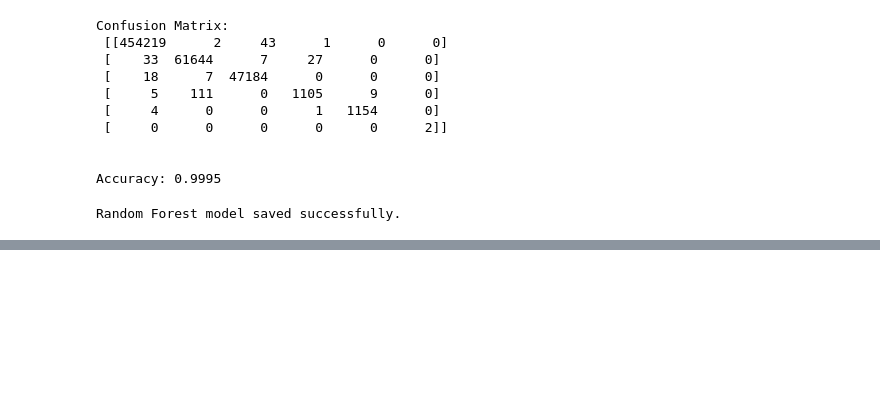
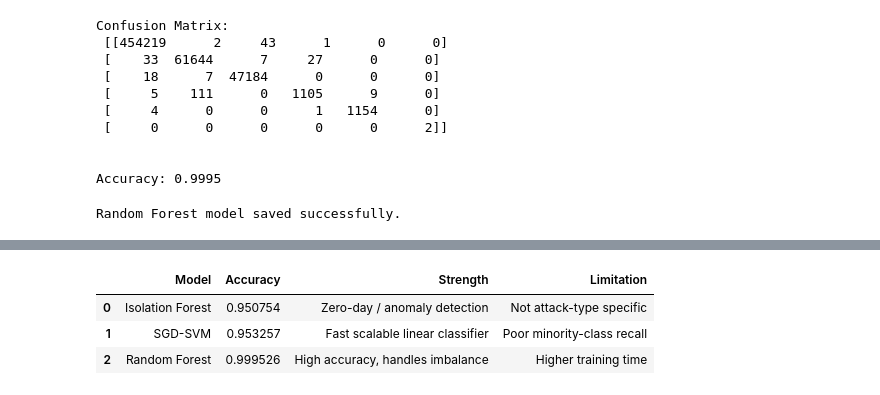
Before and after one commit to Kanchanchaudhary-kc/AI-Network-Detection-System, a Jupyter notebook: notebooks/03_model_training.ipynb, the cells around one changed output, grey strips where cells are left out. Saved outputs shown, nothing was run; the diff lists cells and outputs as text; code cells hidden in the pictures; blank space fills up the shorter version.

Commit message:
Models comparison and evaluation

```diff
--- a/notebooks/03_model_training.ipynb
+++ b/notebooks/03_model_training.ipynb
@@ -122,0 +125,16 @@ comparison
+# %%
+# Isolation Forest predictions on test set
+if_preds = iso_forest.predict(X_mon)   # 1 = normal, -1 = anomaly
+
+# Convert IF predictions to binary
+# 0 = benign, 1 = attack
+if_binary_preds = np.where(if_preds == 1, 0, 1)
+
+# Convert true labels to binary
+# assuming 0 = benign, >0 = attack
+y_binary_true = np.where(y_mon_true == 0, 0, 1)
+
+# Compute accuracy
+if_accuracy = accuracy_score(y_binary_true, if_binary_preds)
+
+print(f"Isolation Forest Binary Accuracy: {if_accuracy:.4f}")
@@ -297,0 +327,33 @@ Random Forest model saved successfully.
+# %%
+# Comparison table
+import pandas as pd
+
+comparison = pd.DataFrame({
+    "Model": [
+        "Isolation Forest",
+        "SGD-SVM",
+        "Random Forest"
+    ],
+    "Accuracy": [
+        if_accuracy,     # from IF evaluation
+        acc,             # from SGD-SVM
+        rf_acc           # from RF
+    ],
+    "Strength": [
+        "Zero-day / anomaly detection",
+        "Fast scalable linear classifier",
+        "High accuracy, handles imbalance"
+    ],
+    "Limitation": [
+        "Not attack-type specific",
+        "Poor minority-class recall",
+        "Higher training time"
+    ]
+})
+
+comparison
+# %% [output]
+|  | Model | Accuracy | Strength | Limitation |
+| 0 | Isolation Forest | 0.950754 | Zero-day / anomaly detection | Not attack-type specific |
+| 1 | SGD-SVM | 0.953257 | Fast scalable linear classifier | Poor minority-class recall |
+| 2 | Random Forest | 0.999526 | High accuracy, handles imbalance | Higher training time |
```
Also changed, not shown: parts of 5 cells of this notebook.
